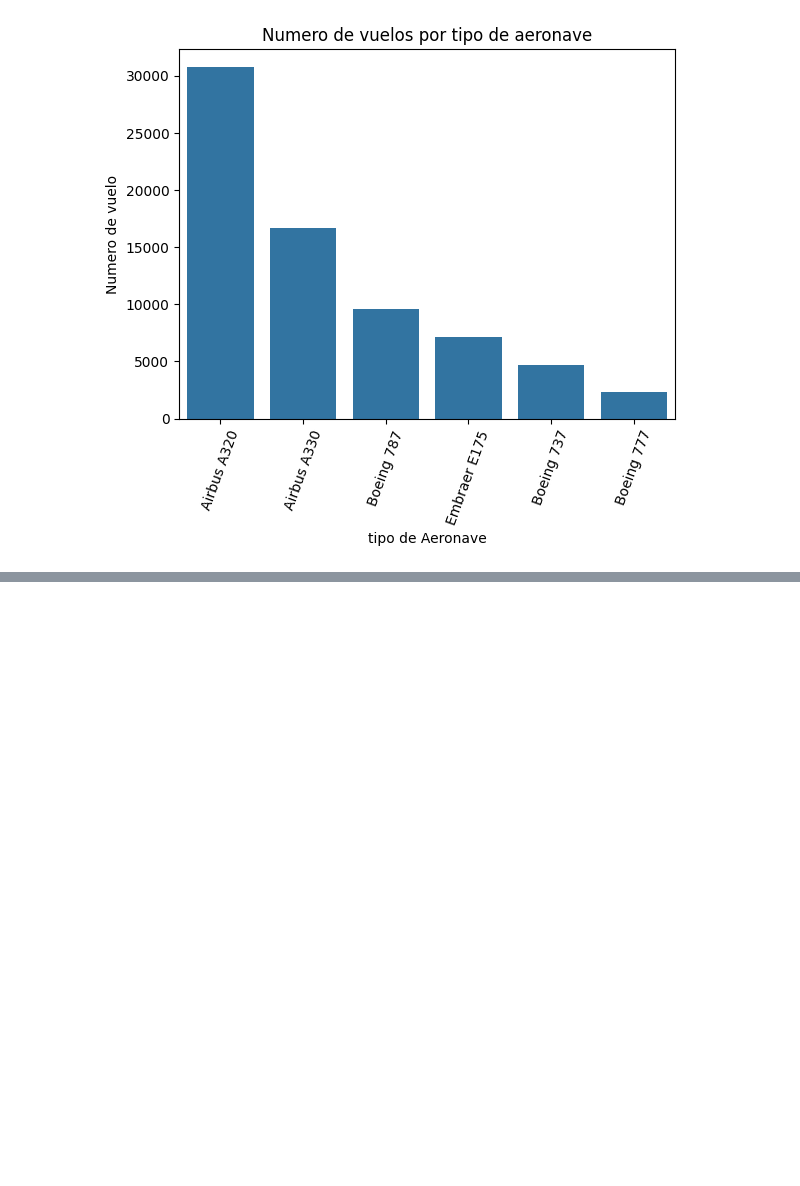
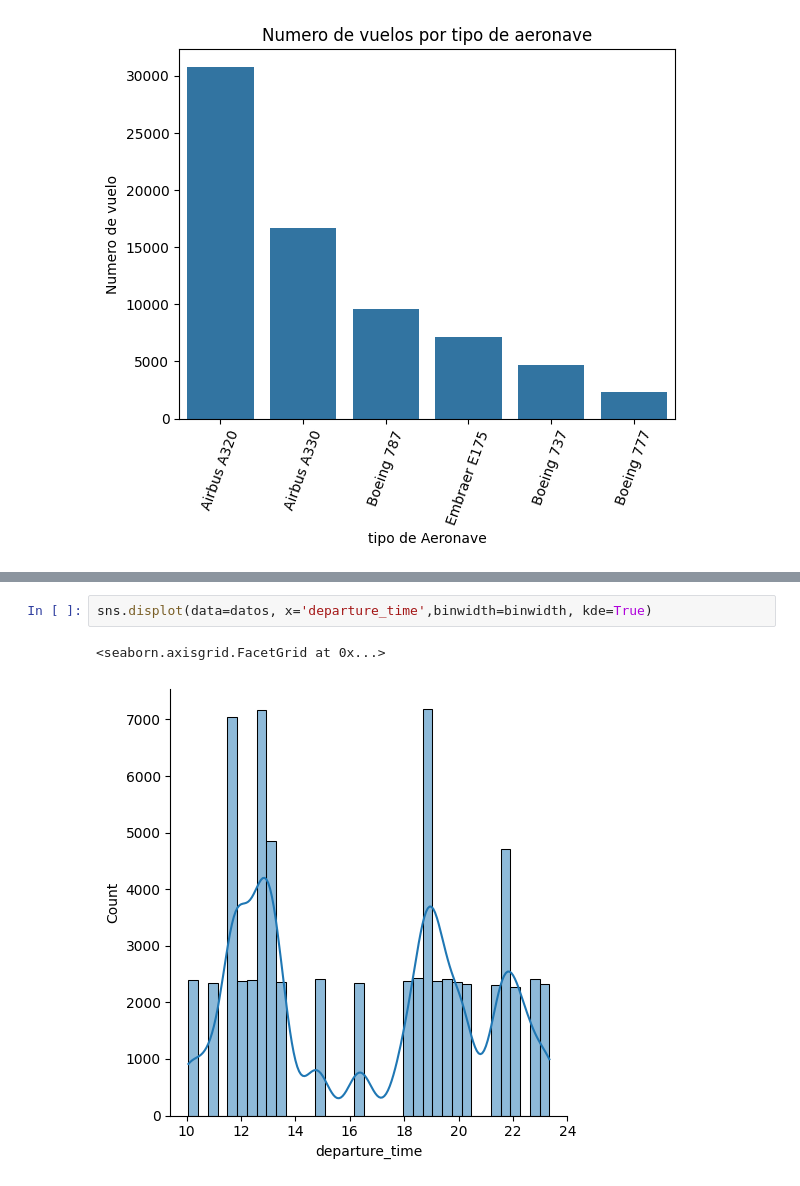
Before and after one commit to dialejo/Math_with_python, a Jupyter notebook: Optimizacion_aeropuertaria.ipynb, the cells around one changed output, grey strips where cells are left out. Drawn from its saved outputs; the diff is of its cells as text; blank space fills up the shorter version.

```diff
--- a/Optimizacion_aeropuertaria.ipynb
+++ b/Optimizacion_aeropuertaria.ipynb
@@ -128,0 +165,5 @@ plt.show()
+# %%
+sns.displot(data=datos, x='departure_time',binwidth=binwidth, kde=True)
+# %% [output]
+<seaborn.axisgrid.FacetGrid at 0x...>
+[figure, added]
```
Also changed, not shown: parts of 58 cells of this notebook, 1 other file.
